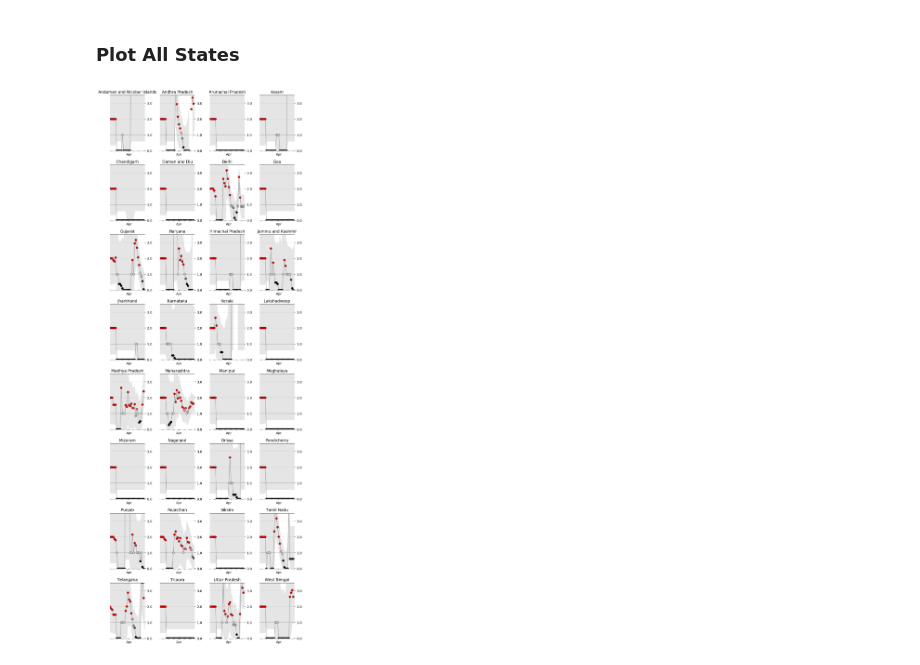
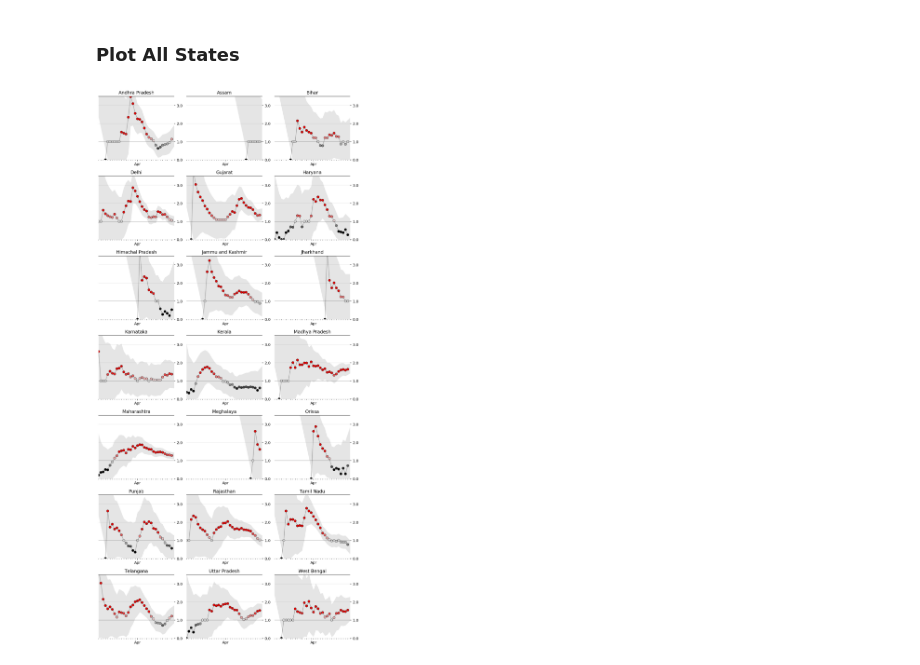
Before and after one commit to meghanabhange/CovidSeer, a Jupyter notebook: _notebooks/2020-04-14-RealtimeR0StrippedDown.ipynb, the cells around one changed output. Drawn from its saved outputs; the diff is of its cells as text; code cells hidden in the pictures.

Commit message:
Remove cases.diff()

```diff
--- a/_notebooks/2020-04-14-RealtimeR0StrippedDown.ipynb
+++ b/_notebooks/2020-04-14-RealtimeR0StrippedDown.ipynb
@@ -34,7 +34,7 @@ from matplotlib.patches import Patch
 from scipy import stats as sps
 from scipy.interpolate import interp1d
 
-FILTERED_REGIONS = []
+FILTERED_REGIONS = ["India", "ct", "la", "tt"]
 import warnings
 warnings.filterwarnings("ignore")
 %config InlineBackend.figure_format = 'retina'
@@ -236,14 +236,23 @@ with urlopen(
 dates = []
 cases = []
 state = []
+
 for ele in data["states_daily"]:
     if ele["status"] == "Confirmed":
         for key in ele.keys():
-            if key not in ("status", "date", "tt","la","ct","ut","dn","br"):
+            india = 0
+            if key not in ("status", "date"):
                 dates.append(ele["date"])
-                state.append(state_map[key.upper()].replace("\t", ""))
-#                 state.append(key)
+                if key.upper() in state_map.keys():
+                    state.append(state_map[key.upper()].replace("\t", ""))
+                else:
+                    state.append(key)
                 cases.append(ele[key])
+                if ele[key]:
+                    india+=int(ele[key])
+        dates.append(ele["date"])
+        state.append("India")
+        cases.append(india)
 
 states = pd.DataFrame(dates, columns=["date"])
 states["state"] = state
@@ -272,14 +283,15 @@ Taking a look at the state, we need to start the analysis when there are a consi
 Also, case reporting is very erratic based on testing backlogs, etc. To get the best view of the 'true' data we can, I've applied a gaussian filter to the time series. This is obviously an arbitrary choice, but you'd imagine the real world process is not nearly as stochastic as the actual reporting.
 # %%
 # hide_input
-state_name = "Kerala"
+state_name = "India"
 
 
 def prepare_cases(cases):
-    new_cases = cases.diff()
+#     print(cases)
+    new_cases = cases
     smoothed = (
         new_cases.rolling(7, win_type="gaussian", min_periods=1, center=True)
-        .mean(std=2)
+        .mean(std=4)
         .round()
     )
     zeros = smoothed.index[smoothed.eq(0)]
@@ -288,7 +300,7 @@ def prepare_cases(cases):
     else:
         last_zero = zeros.max()
         idx_start = smoothed.index.get_loc(last_zero) + 1
-#     smoothed = smoothed.iloc[idx_start:]
+    smoothed = smoothed.iloc[idx_start:]
     original = new_cases.loc[smoothed.index]
 
     return original, smoothed
@@ -332,8 +344,8 @@ def get_posteriors(sr, window=7, min_periods=1):
     # I chose the gamma distribution because of our prior knowledge of the likely value
     # of R_t.
 
-    # prior0 = np.full(len(r_t_range), np.log(1/len(r_t_range)))
-    prior0 = np.log(sps.gamma(a=3).pdf(r_t_range) + 1e-14)
+    prior0 = np.full(len(r_t_range), np.log(1/len(r_t_range)))
+#     prior0 = np.log(sps.gamma(a=3).pdf(r_t_range) + 1e-14)
 
     likelihoods = pd.DataFrame(
         # Short-hand way of concatenating the prior and likelihoods
@@ -354,7 +366,7 @@ def get_posteriors(sr, window=7, min_periods=1):
     return posteriors
 
 
-posteriors = get_posteriors(smoothed)
+posteriors = get_posteriors(smoothed, min_periods=4)
 hdis = highest_density_interval(posteriors.dropna(axis=1))
 most_likely = posteriors.idxmax().rename("ML")
 most_likely
@@ -548,20 +560,20 @@ Done.
 ### Plot All States
 # %%
 # hide_input
-ncols = 4
+ncols = 3
 nrows = int(np.ceil(len(results) / ncols))
 
 # fig, axes = plt.subplots(nrows=nrows, ncols=ncols, figsize=(15, nrows*3))
-fig, axes = plt.subplots(nrows=nrows, ncols=ncols, figsize=(9, nrows * 3))
+fig, axes = plt.subplots(nrows=nrows, ncols=ncols, figsize=(10, nrows * 3))
 
 for i, (state_name, result) in enumerate(results.items()):
     plot_rt(result, axes.flat[i], state_name)
 
 fig.tight_layout()
 fig.set_facecolor("w")
 fig.show()
 # %% [output]
-[figure, old version]
+[figure, new version]
 # %%
 # hide
 overall = None
```
Also changed, not shown: parts of 8 cells of this notebook, 1 other file.
